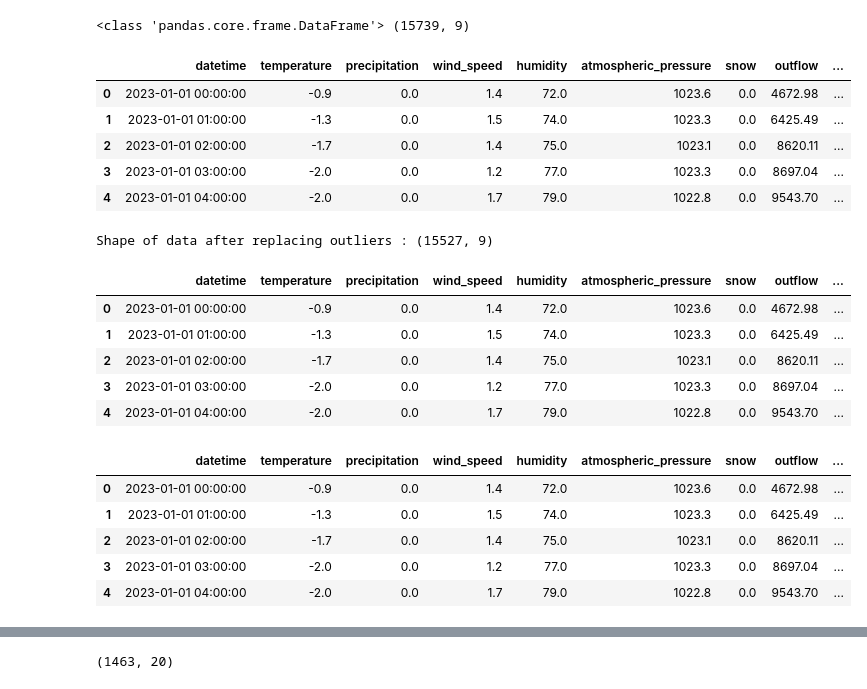
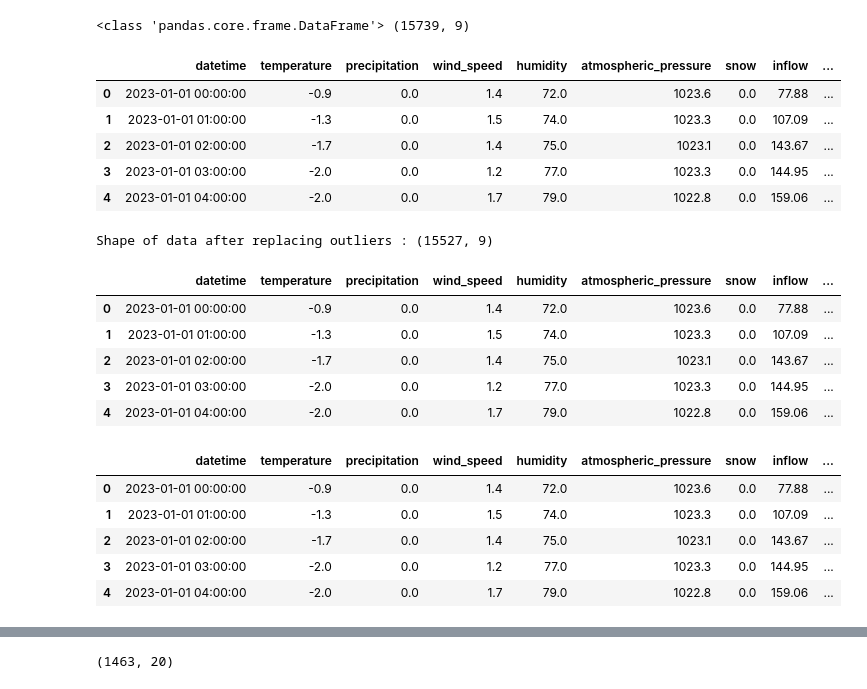
Before and after one commit to iambean-git/OptiFlow, a Jupyter notebook: OptiFlowData/data_cleaning8.ipynb, the cells around one changed output, grey strips where cells are left out. Cells and saved outputs as stored; diff of their text form; code cells hidden in the pictures.

```diff
--- a/OptiFlowData/data_cleaning8.ipynb
+++ b/OptiFlowData/data_cleaning8.ipynb
@@ -3,17 +3,23 @@ from preamble import *
 # %%
 data = pd.read_csv('./data/j_weather_data_v2.csv')
 # data = data.drop('snow', axis=1)
 data['datetime'] = pd.to_datetime(data['datetime'])
+data = data.rename(columns={
+    'outflow': 'inflow',
+    'input':'outflow'
+  })
+data['outflow'] = data['outflow'] / 60
+data['inflow'] = data['inflow'] / 60
 print(type(data), data.shape)
 data.head()
 # %% [output]
 <class 'pandas.core.frame.DataFrame'> (15739, 9)
-|  | datetime | temperature | precipitation | wind_speed | humidity | atmospheric_pressure | snow | outflow | ... |
-| 0 | 2023-01-01 00:00:00 | -0.9 | 0.0 | 1.4 | 72.0 | 1023.6 | 0.0 | 4672.98 | ... |
-| 1 | 2023-01-01 01:00:00 | -1.3 | 0.0 | 1.5 | 74.0 | 1023.3 | 0.0 | 6425.49 | ... |
-| 2 | 2023-01-01 02:00:00 | -1.7 | 0.0 | 1.4 | 75.0 | 1023.1 | 0.0 | 8620.11 | ... |
-| 3 | 2023-01-01 03:00:00 | -2.0 | 0.0 | 1.2 | 77.0 | 1023.3 | 0.0 | 8697.04 | ... |
-| 4 | 2023-01-01 04:00:00 | -2.0 | 0.0 | 1.7 | 79.0 | 1022.8 | 0.0 | 9543.70 | ... |
+|  | datetime | temperature | precipitation | wind_speed | humidity | atmospheric_pressure | snow | inflow | ... |
+| 0 | 2023-01-01 00:00:00 | -0.9 | 0.0 | 1.4 | 72.0 | 1023.6 | 0.0 | 77.88 | ... |
+| 1 | 2023-01-01 01:00:00 | -1.3 | 0.0 | 1.5 | 74.0 | 1023.3 | 0.0 | 107.09 | ... |
+| 2 | 2023-01-01 02:00:00 | -1.7 | 0.0 | 1.4 | 75.0 | 1023.1 | 0.0 | 143.67 | ... |
+| 3 | 2023-01-01 03:00:00 | -2.0 | 0.0 | 1.2 | 77.0 | 1023.3 | 0.0 | 144.95 | ... |
+| 4 | 2023-01-01 04:00:00 | -2.0 | 0.0 | 1.7 | 79.0 | 1022.8 | 0.0 | 159.06 | ... |
 # %%
 data.loc[data['outflow'] <= 1, 'outflow'] = np.nan
 median_value = data['outflow'].median()
@@ -61,12 +67,12 @@ kr_holidays = holidays.KR()
 data_cleaned['is_weekend'] = data_cleaned['datetime'].dt.dayofweek >= 5 | data_cleaned['datetime'].isin(kr_holidays)
 data_cleaned.head()
 # %% [output]
-|  | datetime | temperature | precipitation | wind_speed | humidity | atmospheric_pressure | snow | outflow | ... |
-| 0 | 2023-01-01 00:00:00 | -0.9 | 0.0 | 1.4 | 72.0 | 1023.6 | 0.0 | 4672.98 | ... |
-| 1 | 2023-01-01 01:00:00 | -1.3 | 0.0 | 1.5 | 74.0 | 1023.3 | 0.0 | 6425.49 | ... |
-| 2 | 2023-01-01 02:00:00 | -1.7 | 0.0 | 1.4 | 75.0 | 1023.1 | 0.0 | 8620.11 | ... |
-| 3 | 2023-01-01 03:00:00 | -2.0 | 0.0 | 1.2 | 77.0 | 1023.3 | 0.0 | 8697.04 | ... |
-| 4 | 2023-01-01 04:00:00 | -2.0 | 0.0 | 1.7 | 79.0 | 1022.8 | 0.0 | 9543.70 | ... |
+|  | datetime | temperature | precipitation | wind_speed | humidity | atmospheric_pressure | snow | inflow | ... |
+| 0 | 2023-01-01 00:00:00 | -0.9 | 0.0 | 1.4 | 72.0 | 1023.6 | 0.0 | 77.88 | ... |
+| 1 | 2023-01-01 01:00:00 | -1.3 | 0.0 | 1.5 | 74.0 | 1023.3 | 0.0 | 107.09 | ... |
+| 2 | 2023-01-01 02:00:00 | -1.7 | 0.0 | 1.4 | 75.0 | 1023.1 | 0.0 | 143.67 | ... |
+| 3 | 2023-01-01 03:00:00 | -2.0 | 0.0 | 1.2 | 77.0 | 1023.3 | 0.0 | 144.95 | ... |
+| 4 | 2023-01-01 04:00:00 | -2.0 | 0.0 | 1.7 | 79.0 | 1022.8 | 0.0 | 159.06 | ... |
 # %%
 def create_time_feature(df):
   df['dayofmonth'] = df['datetime'].dt.day
@@ -85,12 +91,12 @@ df = create_time_feature(data_cleaned)
 # %%
 df.head()
 # %% [output]
-|  | datetime | temperature | precipitation | wind_speed | humidity | atmospheric_pressure | snow | outflow | ... |
-| 0 | 2023-01-01 00:00:00 | -0.9 | 0.0 | 1.4 | 72.0 | 1023.6 | 0.0 | 4672.98 | ... |
-| 1 | 2023-01-01 01:00:00 | -1.3 | 0.0 | 1.5 | 74.0 | 1023.3 | 0.0 | 6425.49 | ... |
-| 2 | 2023-01-01 02:00:00 | -1.7 | 0.0 | 1.4 | 75.0 | 1023.1 | 0.0 | 8620.11 | ... |
-| 3 | 2023-01-01 03:00:00 | -2.0 | 0.0 | 1.2 | 77.0 | 1023.3 | 0.0 | 8697.04 | ... |
-| 4 | 2023-01-01 04:00:00 | -2.0 | 0.0 | 1.7 | 79.0 | 1022.8 | 0.0 | 9543.70 | ... |
+|  | datetime | temperature | precipitation | wind_speed | humidity | atmospheric_pressure | snow | inflow | ... |
+| 0 | 2023-01-01 00:00:00 | -0.9 | 0.0 | 1.4 | 72.0 | 1023.6 | 0.0 | 77.88 | ... |
+| 1 | 2023-01-01 01:00:00 | -1.3 | 0.0 | 1.5 | 74.0 | 1023.3 | 0.0 | 107.09 | ... |
+| 2 | 2023-01-01 02:00:00 | -1.7 | 0.0 | 1.4 | 75.0 | 1023.1 | 0.0 | 143.67 | ... |
+| 3 | 2023-01-01 03:00:00 | -2.0 | 0.0 | 1.2 | 77.0 | 1023.3 | 0.0 | 144.95 | ... |
+| 4 | 2023-01-01 04:00:00 | -2.0 | 0.0 | 1.7 | 79.0 | 1022.8 | 0.0 | 159.06 | ... |
 # %%
 df.dropna(inplace=True)
 # %%
```
Also changed, not shown: parts of 4 cells of this notebook, 31 other files.
